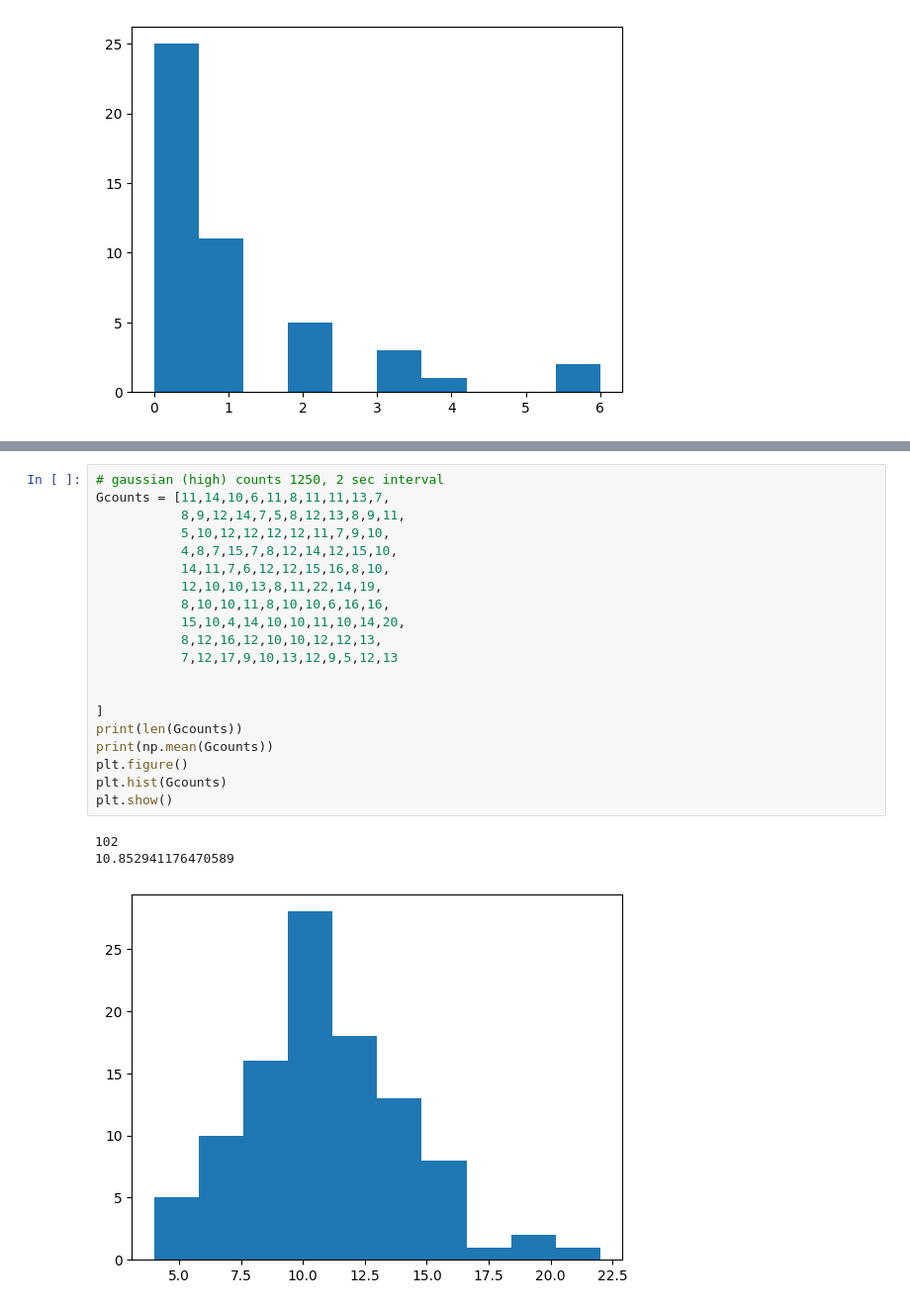
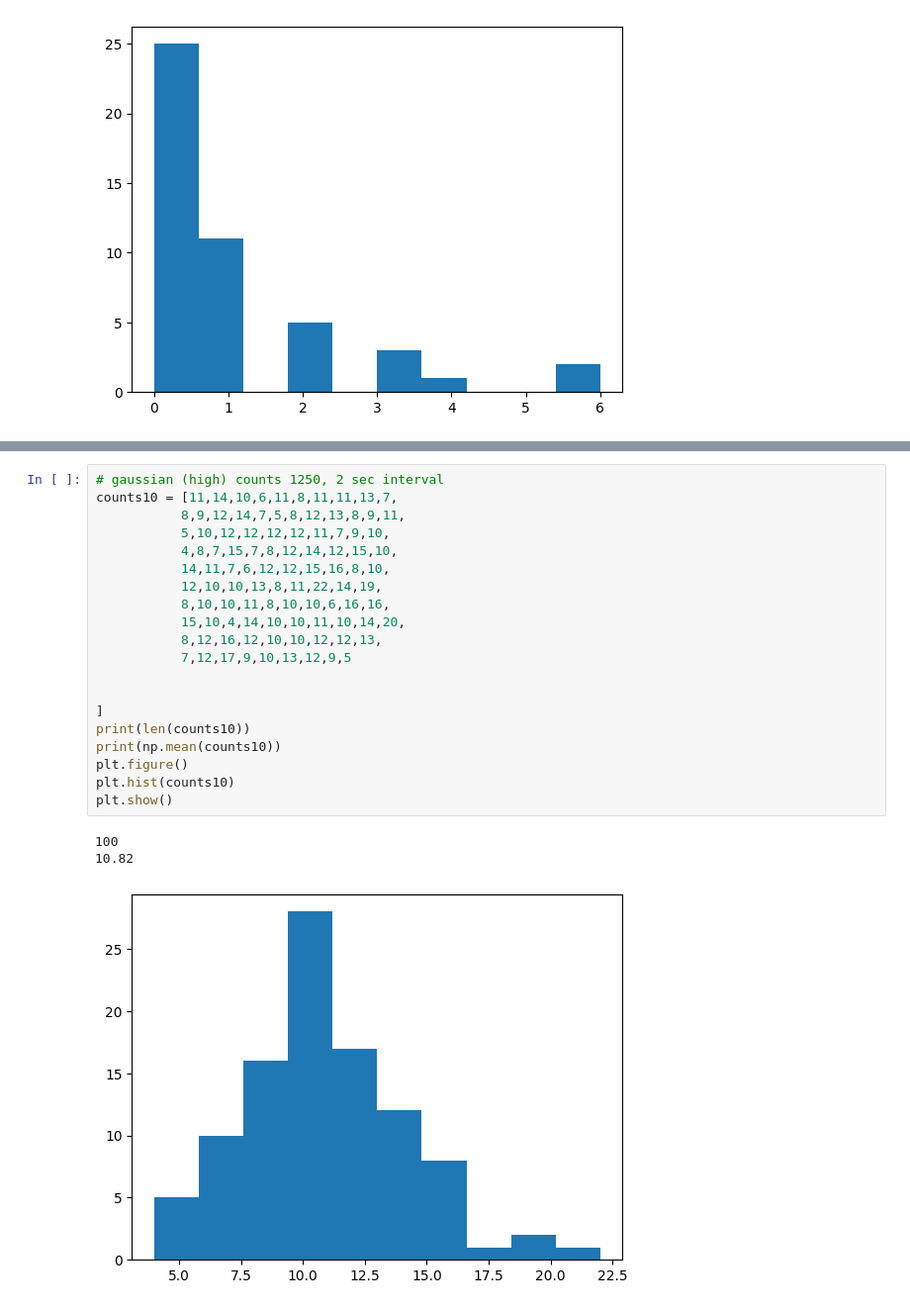
Before and after one commit to Paolitoes/Comic-Ray-Monte-Carlo-Simulations, a Jupyter notebook: distributiontesting.ipynb, the cells around one changed output, grey strips where cells are left out. Shown at 99% size. Cells and saved outputs as stored; diff of their text form.

```diff
--- a/distributiontesting.ipynb
+++ b/distributiontesting.ipynb
@@ -93,26 +80,26 @@ print(np.mean(Pcounts))
 # %%
 # gaussian (high) counts 1250, 2 sec interval
-Gcounts = [11,14,10,6,11,8,11,11,13,7,
+counts10 = [11,14,10,6,11,8,11,11,13,7,
            8,9,12,14,7,5,8,12,13,8,9,11,
            5,10,12,12,12,12,11,7,9,10,
            4,8,7,15,7,8,12,14,12,15,10,
            14,11,7,6,12,12,15,16,8,10,
            12,10,10,13,8,11,22,14,19,
            8,10,10,11,8,10,10,6,16,16,
            15,10,4,14,10,10,11,10,14,20,
            8,12,16,12,10,10,12,12,13,
-           7,12,17,9,10,13,12,9,5,12,13
+           7,12,17,9,10,13,12,9,5
 
 
 ]
-print(len(Gcounts))
-print(np.mean(Gcounts))
+print(len(counts10))
+print(np.mean(counts10))
 plt.figure()
-plt.hist(Gcounts)
+plt.hist(counts10)
 plt.show()
 # %% [output]
-102
-10.852941176470589
+100
+10.82
-[figure, old version]
+[figure, new version]
 # %%
 # guassian counts for 1400V interval 3 seconds
```
Also changed, not shown: parts of 26 cells of this notebook, 2 other files.
